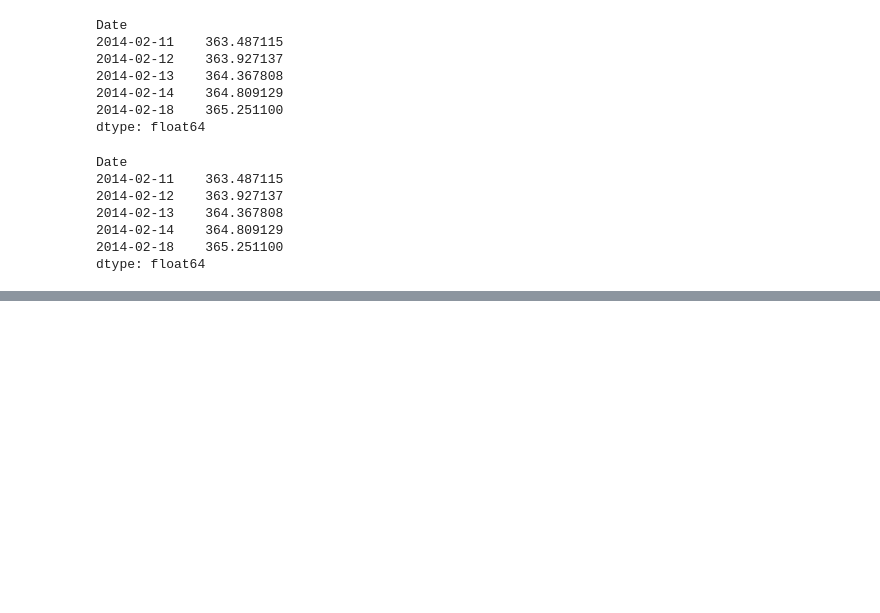
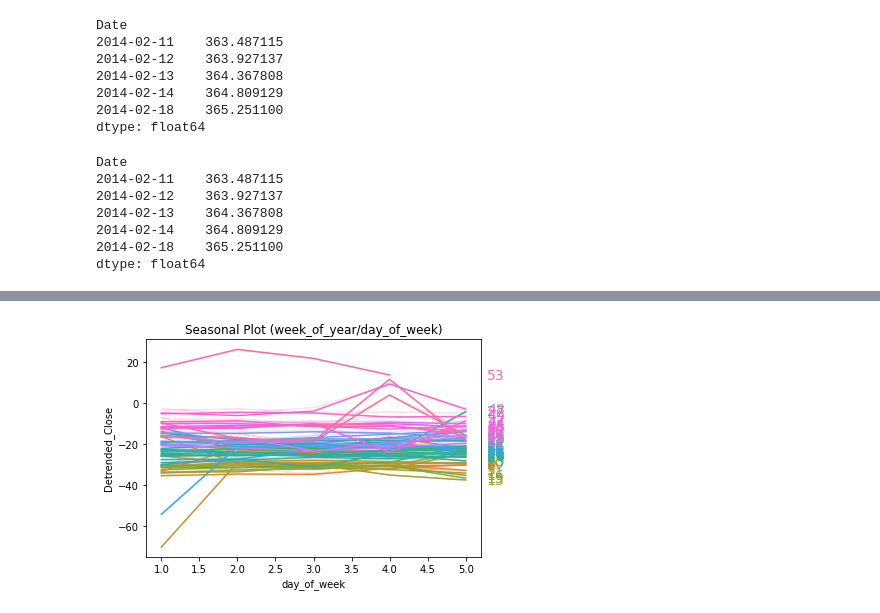
Before and after one commit to brooke57/DIJA-30-Stock-Time-Series, a Jupyter notebook: dija-30-stock-time-series-eda.ipynb, the cells around one changed output, grey strips where cells are left out. Drawn from its saved outputs; the diff is of its cells as text; code cells hidden in the pictures; blank space fills up the shorter version.

```diff
--- a/dija-30-stock-time-series-eda.ipynb
+++ b/dija-30-stock-time-series-eda.ipynb
@@ -225,0 +238,4 @@ _ = ax.legend()
+# %%
+amzn_tr_te = amzn[amzn.index <= max(detr_df.index)]
+amzn_tr_te = pd.concat([amzn_tr_te, detr_df], axis=1)
+amzn_tr_te.head()
@@ -225,0 +250,7 @@ _ = ax.legend()
+# %%
+week = {'Sunday': 0, 'Monday': 1, 'Tuesday':2, 'Wednesday':3, 'Thursday':4, 'Friday':5, 'Saturday':6}
+amzn_tr_te["week_of_year"] = amzn_tr_te.index.week
+amzn_tr_te["day_of_week"] = amzn_tr_te['day_name'].map(week)
+seasonal_plot(amzn_tr_te, y='Detrended_Close', period='week_of_year', freq='day_of_week');
+# %% [output]
+[figure, added]
```
Also changed, not shown: parts of 32 cells of this notebook.
